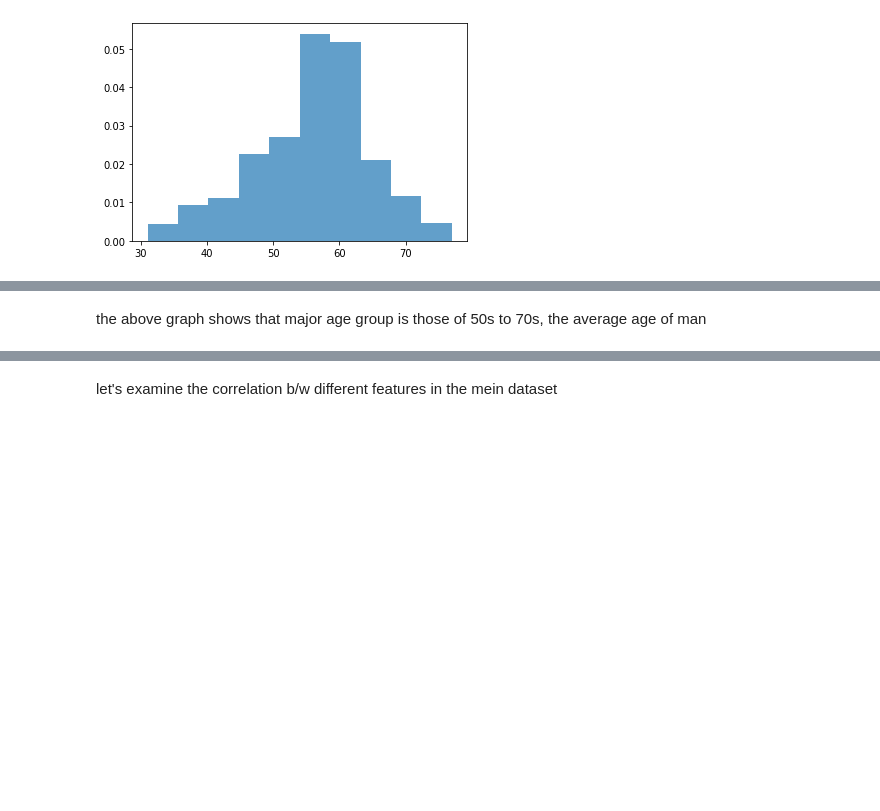
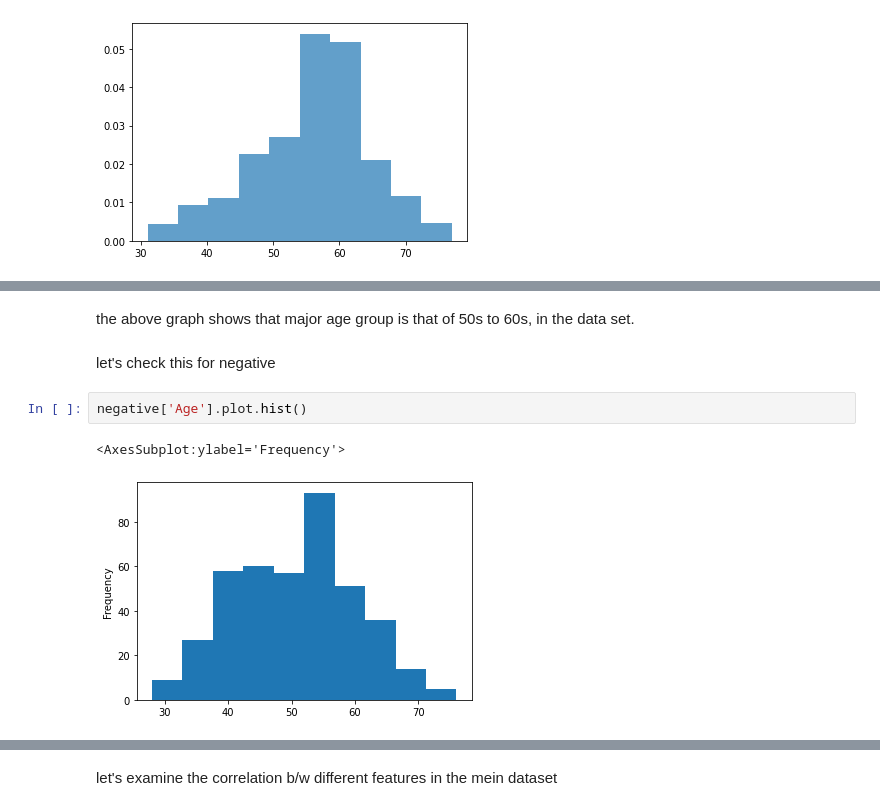
Before and after one commit to Irfan-Ahmad-byte/Heart-Failure, a Jupyter notebook: heart_failure.ipynb, the cells around one changed output, grey strips where cells are left out. Saved outputs shown, nothing was run; the diff lists cells and outputs as text; blank space fills up the shorter version.

```diff
--- a/heart_failure.ipynb
+++ b/heart_failure.ipynb
@@ -90,4 +205,11 @@ heart['Age'].plot.hist()
 <AxesSubplot:ylabel='Frequency'>
 [figure]
 # %% [markdown]
-the above graph shows that major age group is those of 50s to 70s, the average age of man
+the above graph shows that major age group is that of 50s to 60s, in the data set.
+# %% [markdown]
+let's check this for negative
+# %%
+negative['Age'].plot.hist()
+# %% [output]
+<AxesSubplot:ylabel='Frequency'>
+[figure, added]
```
Also changed, not shown: parts of 47 cells of this notebook.
